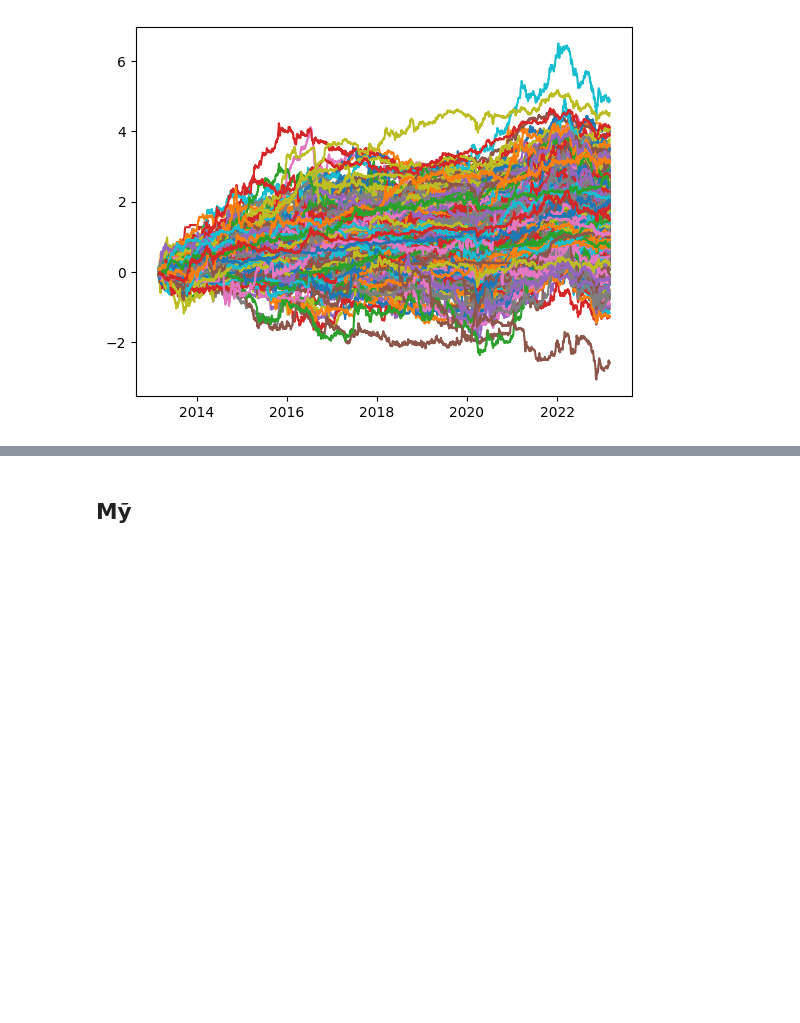
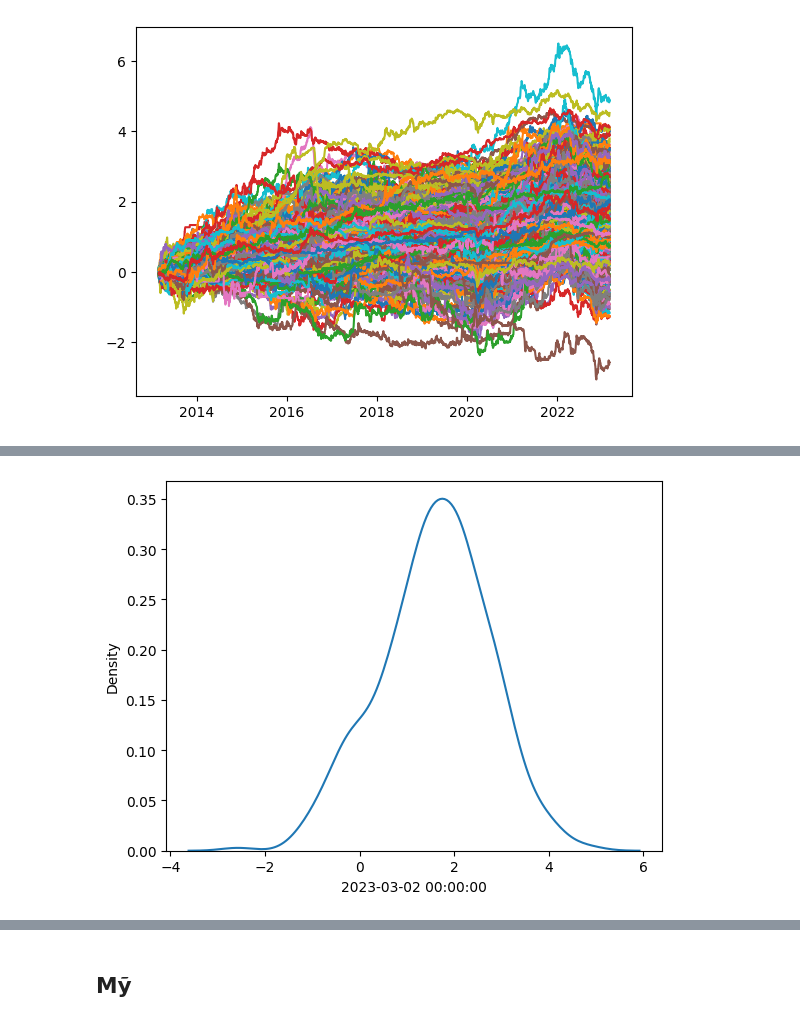
Before and after one commit to khanhtrinh2003/Financial-mathematics, a Jupyter notebook: main.ipynb, the cells around one changed output, grey strips where cells are left out. Cells and saved outputs as stored; diff of their text form; code cells hidden in the pictures; blank space fills up the shorter version.

```diff
--- a/main.ipynb
+++ b/main.ipynb
@@ -160,3 +159,6 @@ plt.plot(np.cumsum(vn_return))
  <matplotlib.lines.Line2D at 0x...>,
  <matplotlib.lines.Line2D at 0x...>]
 [figure]
+# %%
+sns.kdeplot(np.cumsum(vn_return).iloc[-1,])
+# %% [output]
@@ -163,2 +166,3 @@ plt.plot(np.cumsum(vn_return))
+[figure, added]
 # %% [markdown]
 ### Brownian motion stimulation for 406 companies through 2502 days
```
Also changed, not shown: parts of 5 cells of this notebook.
